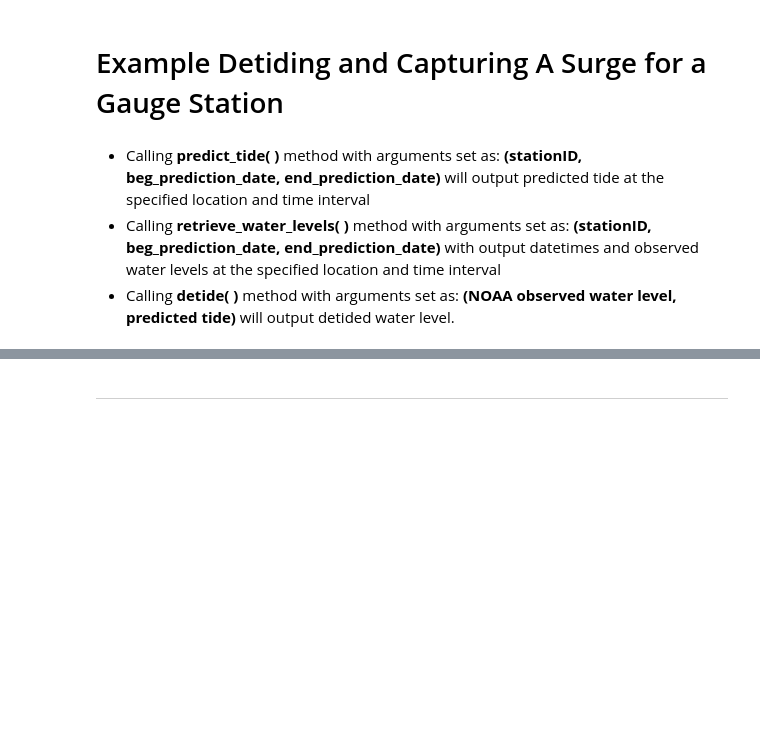
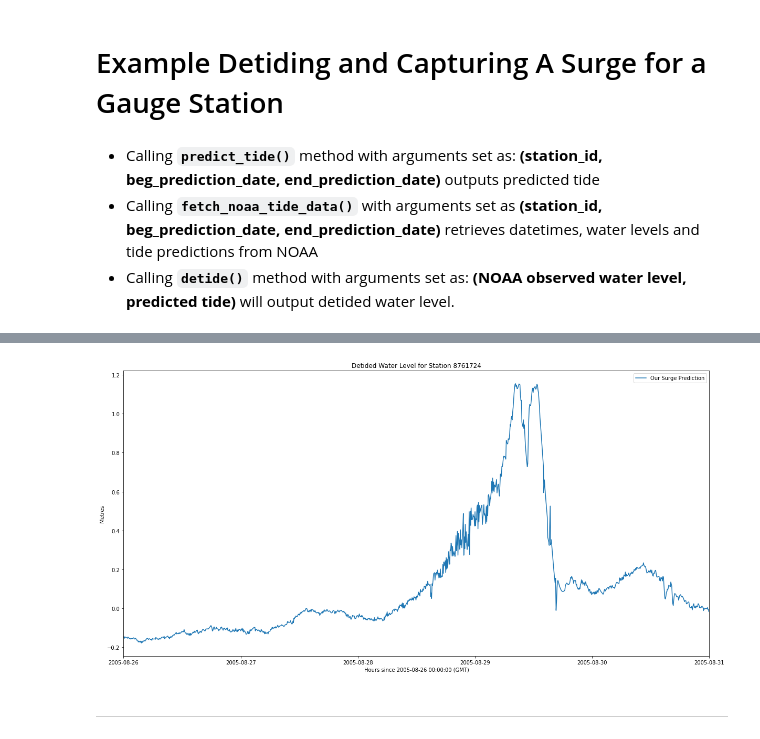
Before and after one commit to clawpack/apps, a Jupyter notebook: notebooks/geoclaw/Tide_Module_Examples.ipynb, the cells around one changed output, grey strips where cells are left out. Saved outputs shown, nothing was run; the diff lists cells and outputs as text; code cells hidden in the pictures; blank space fills up the shorter version.

```diff
--- a/notebooks/geoclaw/Tide_Module_Examples.ipynb
+++ b/notebooks/geoclaw/Tide_Module_Examples.ipynb
@@ -108,19 +131,20 @@ plt.show()
 # %% [markdown]
 # Example Detiding and Capturing A Surge for a Gauge Station
 # %% [markdown]
-- Calling <b>predict_tide( )</b> method with arguments set as: <b>(stationID, beg_prediction_date, end_prediction_date)</b> will output predicted tide at the specified location and time interval
-- Calling <b>retrieve_water_levels( )</b> method with arguments set as: <b>(stationID, beg_prediction_date, end_prediction_date)</b> with output datetimes and observed water levels at the specified location and time interval
-- Calling <b>detide( )</b> method with arguments set as: <b>(NOAA observed water level, predicted tide)</b> will output detided water level.
+- Calling <code><b>predict_tide()</b></code> method with arguments set as: <b>(station_id, beg_prediction_date, end_prediction_date)</b> outputs predicted tide
+- Calling <code><b>fetch_noaa_tide_data()</b></code> with arguments set as <b>(station_id, beg_prediction_date, end_prediction_date)</b> retrieves datetimes, water levels and tide predictions from NOAA
+- Calling <code><b>detide()</b></code> method with arguments set as: <b>(NOAA observed water level, predicted tide)</b> will output detided water level.
 # %%
 #Station Information
-stationID = '8518750'
+station_id = '8761724'
+datum = 'MTL'
 
 #Beginning and End Dates
-beg_date = datetime.datetime(2017,10,1,0,0)
-end_date = datetime.datetime(2017,10,5,0,0)
+beg_date = datetime.datetime(2005, 8, 26)
+end_date = datetime.datetime(2005, 8, 31)
 
-predicted_tide = tide.predict_tide(stationID, beg_date, end_date)
-times, NOAA_observed_water_lvl = tide.retrieve_water_levels(stationID, beg_date, end_date)
+predicted_tide = tide.predict_tide(station_id, beg_date, end_date)
+times, NOAA_observed_water_lvl, NOAA_predicted_tide = tide.fetch_noaa_tide_data(station_id, beg_date, end_date, datum='MTL')
 
 surge = tide.detide(NOAA_observed_water_lvl, predicted_tide)
 
@@ -129,5 +153,6 @@ plt.figure(figsize=(20,10))
 plt.plot(times, surge, "-", label="Our Surge Prediction")
 plt.xlabel('Hours since ' + str(beg_date) + ' (GMT)')
 plt.ylabel('Metres'), plt.margins(x=0), plt.legend(loc = 'best')
-plt.title('Detided Water Level for Station {}'.format(stationID))
+plt.title('Detided Water Level for Station {}'.format(station_id))
 plt.show()
+# %% [output]
@@ -134,3 +162,4 @@ plt.show()
+[figure, added]
 # %% [markdown]
 *******************************************************************************************************************
 # %% [markdown]
```
Also changed, not shown: parts of 17 cells of this notebook.
